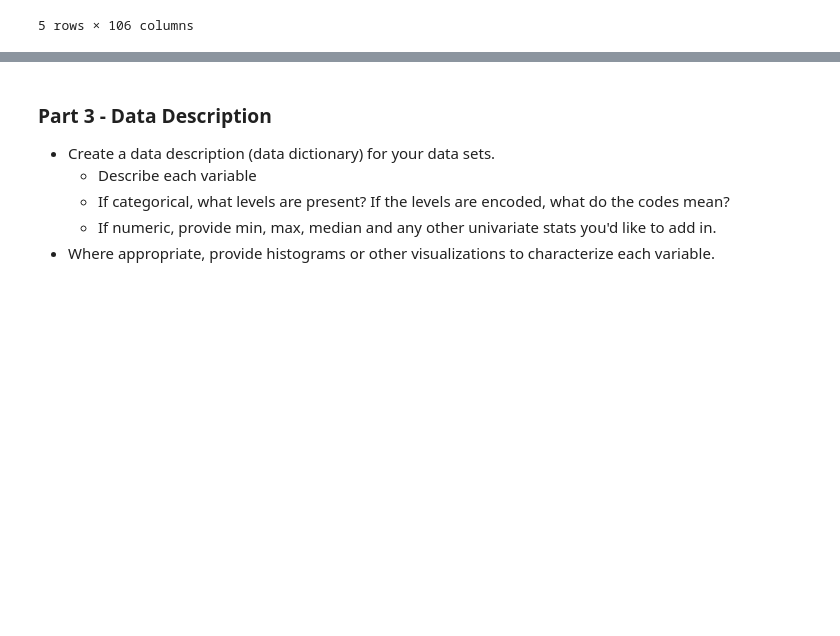
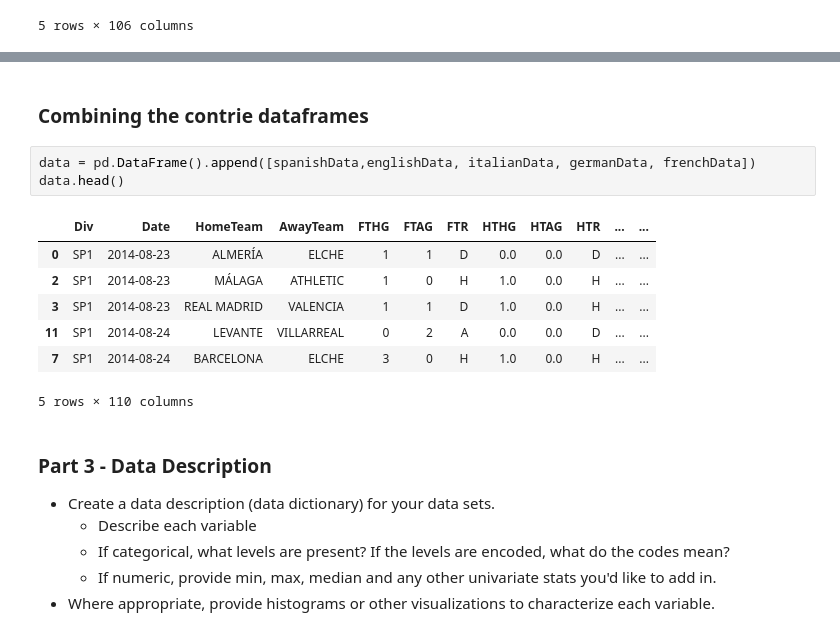
Before and after one commit to fordjackson26/CS5394Project2, a Jupyter notebook: Project02.ipynb, the cells around one changed output, grey strips where cells are left out. Drawn from its saved outputs; the diff is of its cells as text; blank space fills up the shorter version.

```diff
--- a/Project02.ipynb
+++ b/Project02.ipynb
@@ -1655,3 +1819,16 @@ gr2016combo.head()
+# %% [markdown]
+### Combining the contrie dataframes
+# %%
+data = pd.DataFrame().append([spanishData,englishData, italianData, germanData, frenchData])
+data.head()
+# %% [output]
+|  | Div | Date | HomeTeam | AwayTeam | FTHG | FTAG | FTR | HTHG | HTAG | HTR | ... | ... |
+| 0 | SP1 | 2014-08-23 | ALMERÍA | ELCHE | 1 | 1 | D | 0.0 | 0.0 | D | ... | ... |
+| 2 | SP1 | 2014-08-23 | MÁLAGA | ATHLETIC | 1 | 0 | H | 1.0 | 0.0 | H | ... | ... |
+| 3 | SP1 | 2014-08-23 | REAL MADRID | VALENCIA | 1 | 1 | D | 1.0 | 0.0 | H | ... | ... |
+| 11 | SP1 | 2014-08-24 | LEVANTE | VILLARREAL | 0 | 2 | A | 0.0 | 0.0 | D | ... | ... |
+| 7 | SP1 | 2014-08-24 | BARCELONA | ELCHE | 3 | 0 | H | 1.0 | 0.0 | H | ... | ... |
+5 rows × 110 columns
 # %% [markdown]
 ### Part 3 - Data Description
 
```
Also changed, not shown: parts of 15 cells of this notebook.
